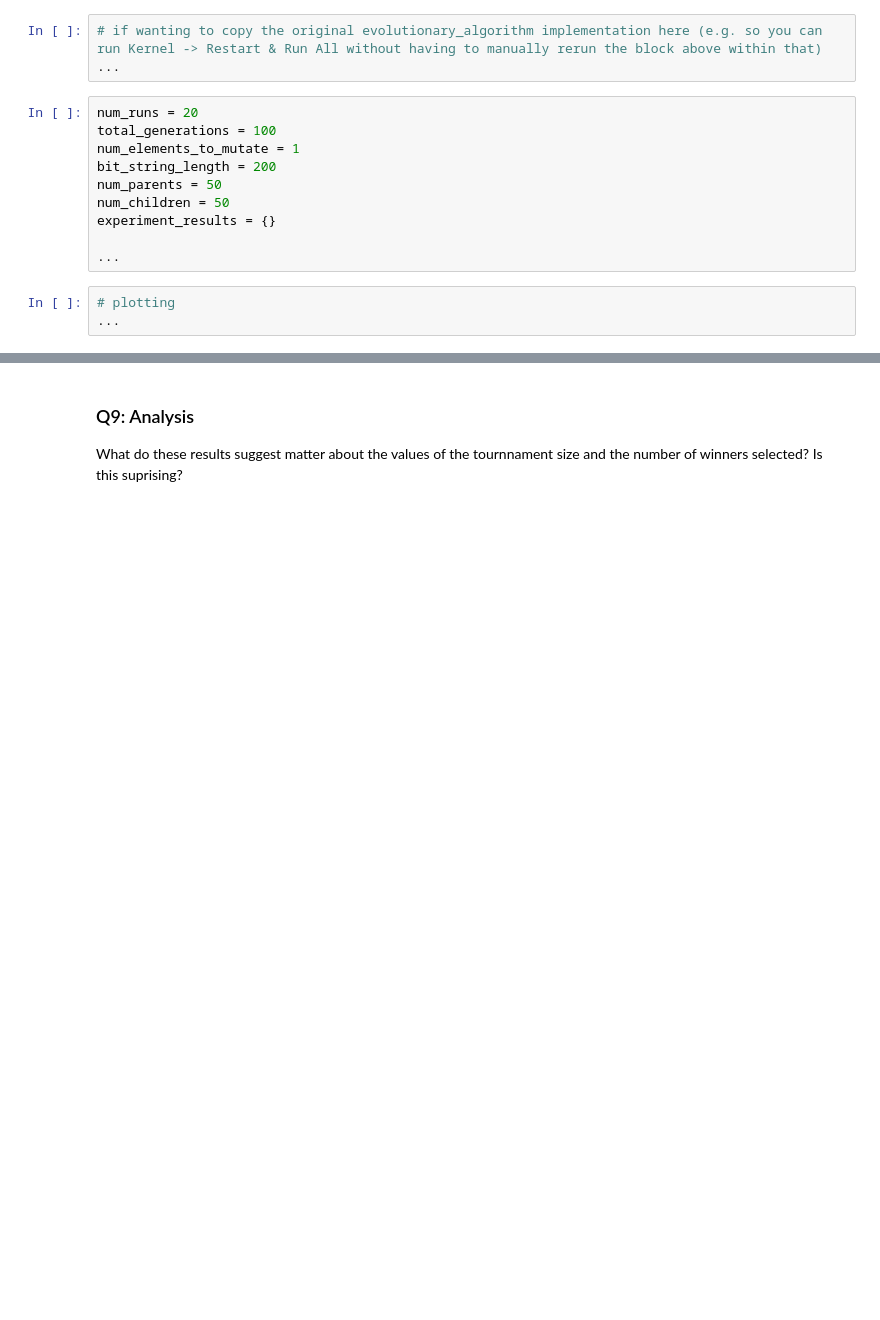
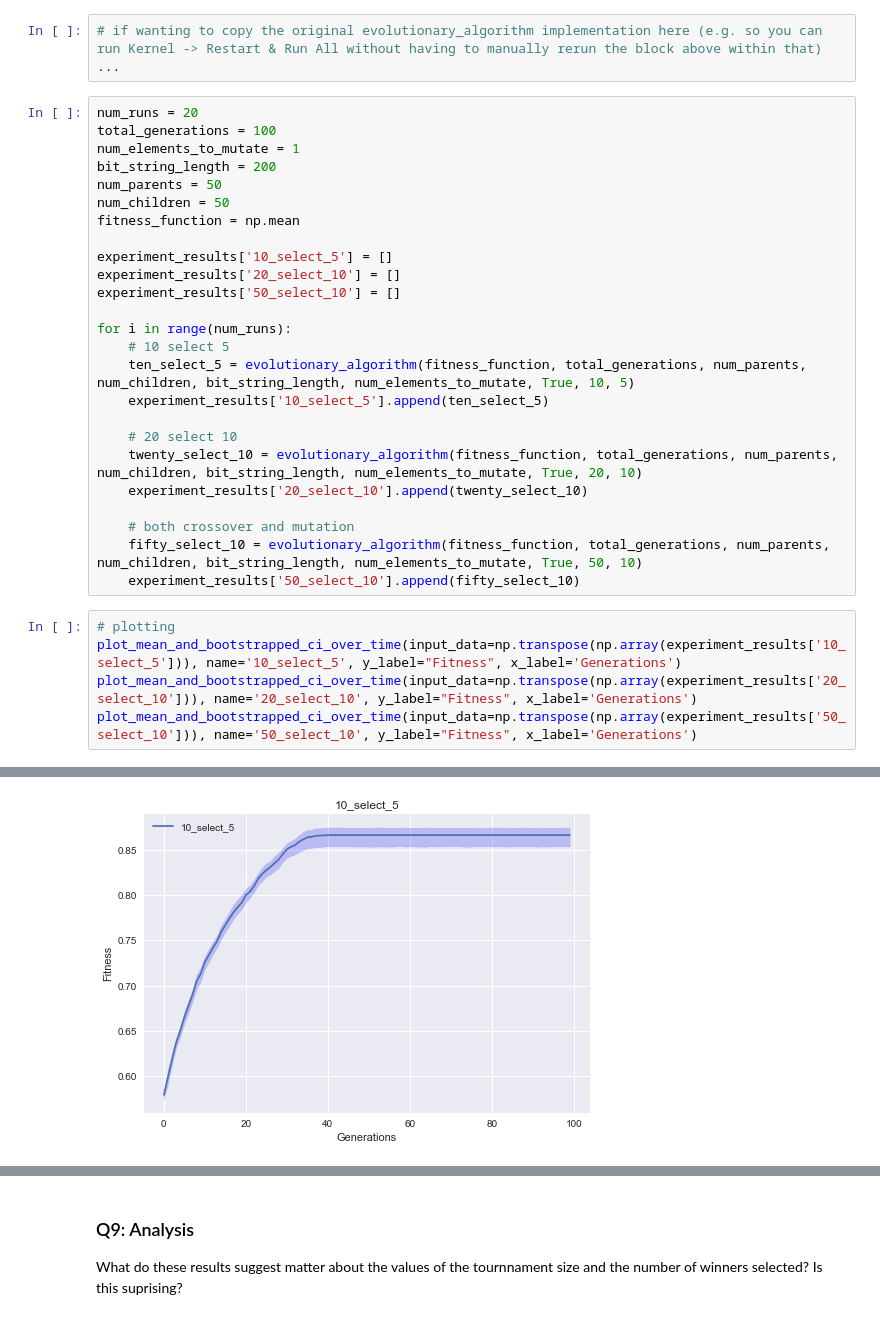
Before and after one commit to jdonovanCS/CS-352-Evolutionary-Computation, a Jupyter notebook: assignment_4/Assignment_4_Populations_jdonova6.ipynb, the cells around one changed output, grey strips where cells are left out. Drawn from its saved outputs; the diff is of its cells as text; blank space fills up the shorter version.

```diff
--- a/assignment_4/Assignment_4_Populations_jdonova6.ipynb
+++ b/assignment_4/Assignment_4_Populations_jdonova6.ipynb
@@ -185,16 +603,34 @@ We discussed in class that the number of individuals participating in a tourname
 # %%
 # if wanting to copy the original evolutionary_algorithm implementation here (e.g. so you can run Kernel -> Restart & Run All without having to manually rerun the block above within that)
 ...
-# %%
-num_runs = 20
-total_generations = 100
-num_elements_to_mutate = 1
-bit_string_length = 200
-num_parents = 50
-num_children = 50
-experiment_results = {}
-
-...
-# %%
-# plotting
-...
+# %%
+num_runs = 20
+total_generations = 100
+num_elements_to_mutate = 1
+bit_string_length = 200
+num_parents = 50
+num_children = 50
+fitness_function = np.mean
+
+experiment_results['10_select_5'] = []
+experiment_results['20_select_10'] = []
+experiment_results['50_select_10'] = []
+
+for i in range(num_runs):
+    # 10 select 5
+    ten_select_5 = evolutionary_algorithm(fitness_function, total_generations, num_parents, num_children, bit_string_length, num_elements_to_mutate, True, 10, 5)
+    experiment_results['10_select_5'].append(ten_select_5)
+
+    # 20 select 10
+    twenty_select_10 = evolutionary_algorithm(fitness_function, total_generations, num_parents, num_children, bit_string_length, num_elements_to_mutate, True, 20, 10)
+    experiment_results['20_select_10'].append(twenty_select_10)
+
+    # both crossover and mutation
+    fifty_select_10 = evolutionary_algorithm(fitness_function, total_generations, num_parents, num_children, bit_string_length, num_elements_to_mutate, True, 50, 10)
+    experiment_results['50_select_10'].append(fifty_select_10)
+# %%
+# plotting
+plot_mean_and_bootstrapped_ci_over_time(input_data=np.transpose(np.array(experiment_results['10_select_5'])), name='10_select_5', y_label="Fitness", x_label='Generations')
+plot_mean_and_bootstrapped_ci_over_time(input_data=np.transpose(np.array(experiment_results['20_select_10'])), name='20_select_10', y_label="Fitness", x_label='Generations')
+plot_mean_and_bootstrapped_ci_over_time(input_data=np.transpose(np.array(experiment_results['50_select_10'])), name='50_select_10', y_label="Fitness", x_label='Generations')
+# %% [output]
@@ -200,0 +640 @@ experiment_results = {}
+[figure, added]
```
Also changed, not shown: parts of 25 cells of this notebook.
